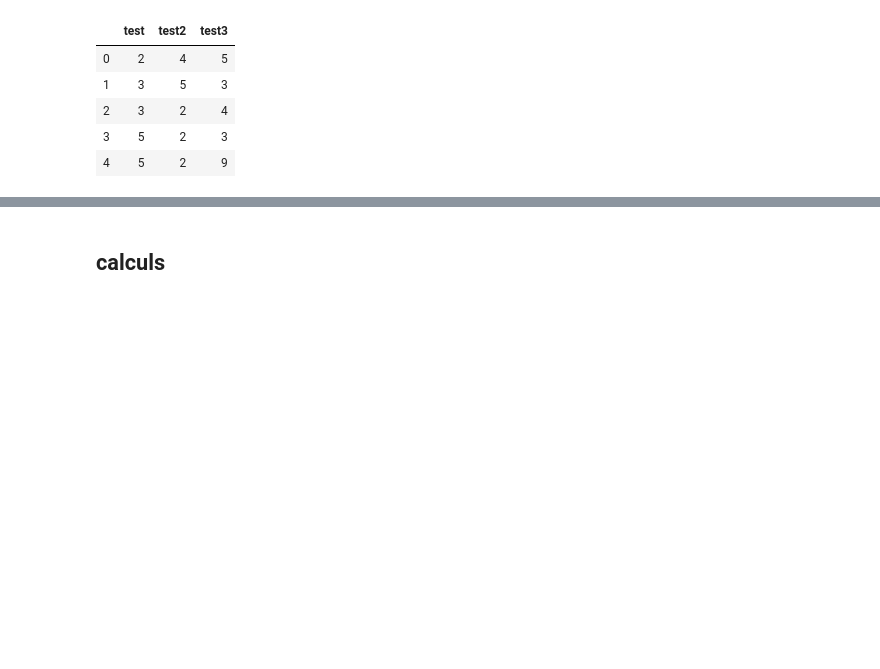
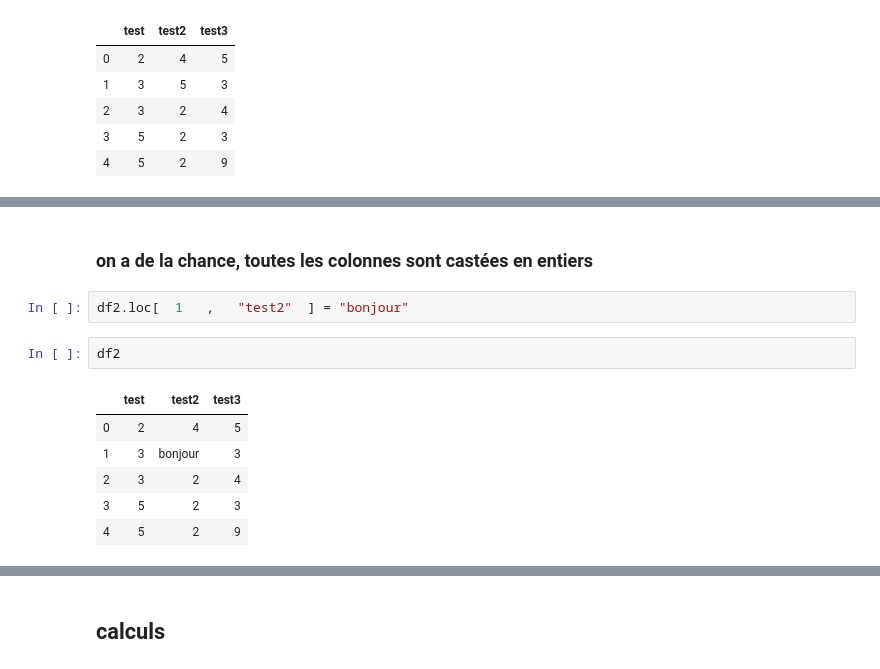
Before and after one commit to ClementRayer/test, a Jupyter notebook: td2_pandas_introduction.ipynb, the cells around one changed output, grey strips where cells are left out. Drawn from its saved outputs; the diff is of its cells as text; blank space fills up the shorter version.

```diff
--- a/td2_pandas_introduction.ipynb
+++ b/td2_pandas_introduction.ipynb
@@ -404,0 +428,13 @@ df2
+# %% [markdown]
+### on a de la chance, toutes les colonnes sont castées en entiers
+# %%
+df2.loc[  1   ,   "test2"  ] = "bonjour"
+# %%
+df2
+# %% [output]
+|  | test | test2 | test3 |
+| 0 | 2 | 4 | 5 |
+| 1 | 3 | bonjour | 3 |
+| 2 | 3 | 2 | 4 |
+| 3 | 5 | 2 | 3 |
+| 4 | 5 | 2 | 9 |
```
Also changed, not shown: parts of 50 cells of this notebook.
